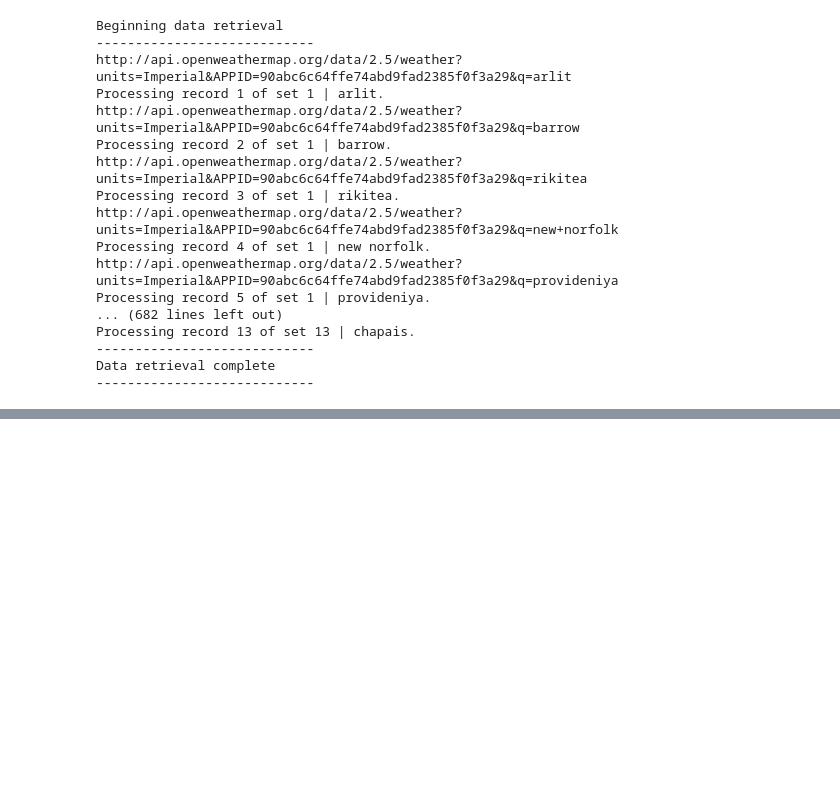
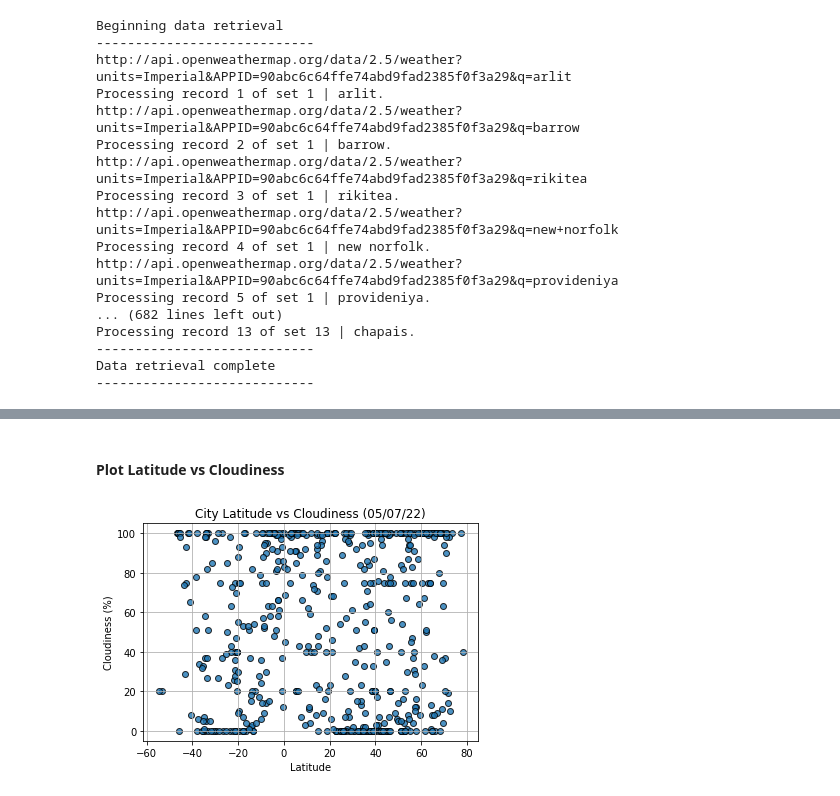
Before and after one commit to aufdemarbeitsmarkt/World_Weather_Analysis, a Jupyter notebook: WeatherPy.ipynb, the cells around one changed output, grey strips where cells are left out. Drawn from its saved outputs; the diff is of its cells as text; code cells hidden in the pictures; blank space fills up the shorter version.

```diff
--- a/WeatherPy.ipynb
+++ b/WeatherPy.ipynb
@@ -138,0 +218,27 @@ city_data_df.to_csv(output_data_file, index_label='City_ID')
+# %% [markdown]
+#### Plot Latitude vs Cloudiness
+# %%
+# build the scatter plot
+plt.scatter(
+    lats,
+    cloudiness,
+    edgecolor='black',
+    linewidths=1,
+    marker='o',
+    alpha=0.8,
+    label='Cities'
+)
+
+# incorporate the other graph properties
+plt.title(f'City Latitude vs Cloudiness ({today})')
+plt.ylabel('Cloudiness (%)')
+plt.xlabel('Latitude')
+plt.grid(True)
+
+# save the figure
+plt.savefig('weather_data/Fig3.png')
+
+# show the plot
+plt.show()
+# %% [output]
+[figure, added]
```
Also changed, not shown: parts of 13 cells of this notebook, 4 other files.
